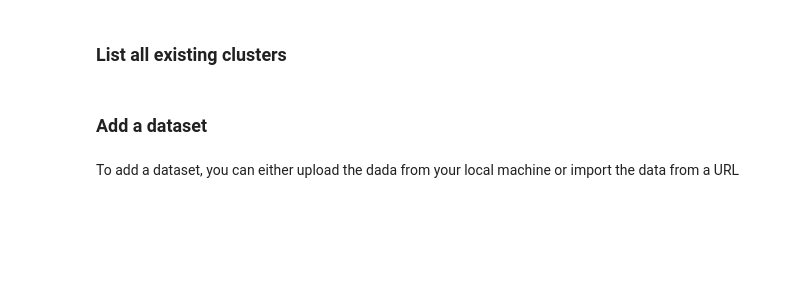
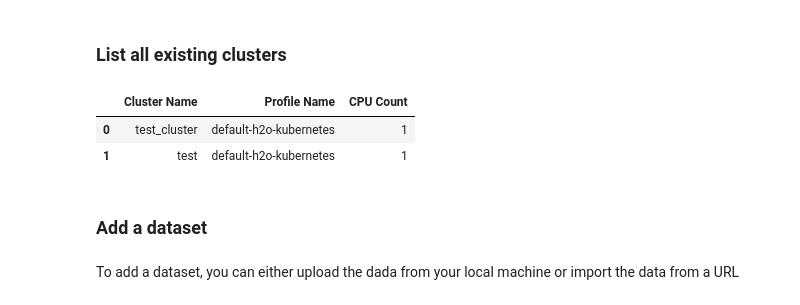
Before and after one commit to h2oai/haic-tutorials, a Jupyter notebook: SteamH2O3.ipynb, the cells around one changed output. Cells and saved outputs as stored; diff of their text form; code cells hidden in the pictures; blank space fills up the shorter version.

Commit message:
Completed list exisiting clusters

```diff
--- a/SteamH2O3.ipynb
+++ b/SteamH2O3.ipynb
@@ -91,3 +124,19 @@ clusters
+# %%
+cluster_list = []
+
+for i in range(len(clusters)):
+    cluster_list.append([h2o_3_clusters[i].name, h2o_3_clusters[i].profile_name, h2o_3_clusters[i].cpu_count])
+
+df_clusters = pd.DataFrame(
+    cluster_list,
+    columns = ['Cluster Name', 'Profile Name', 'CPU Count']
+)
+
+df_clusters
+# %% [output]
+|  | Cluster Name | Profile Name | CPU Count |
+| 0 | test_cluster | default-h2o-kubernetes | 1 |
+| 1 | test | default-h2o-kubernetes | 1 |
 # %% [markdown]
 ### Add a dataset
 # %% [markdown]
```
Also changed, not shown: parts of 17 cells of this notebook.
